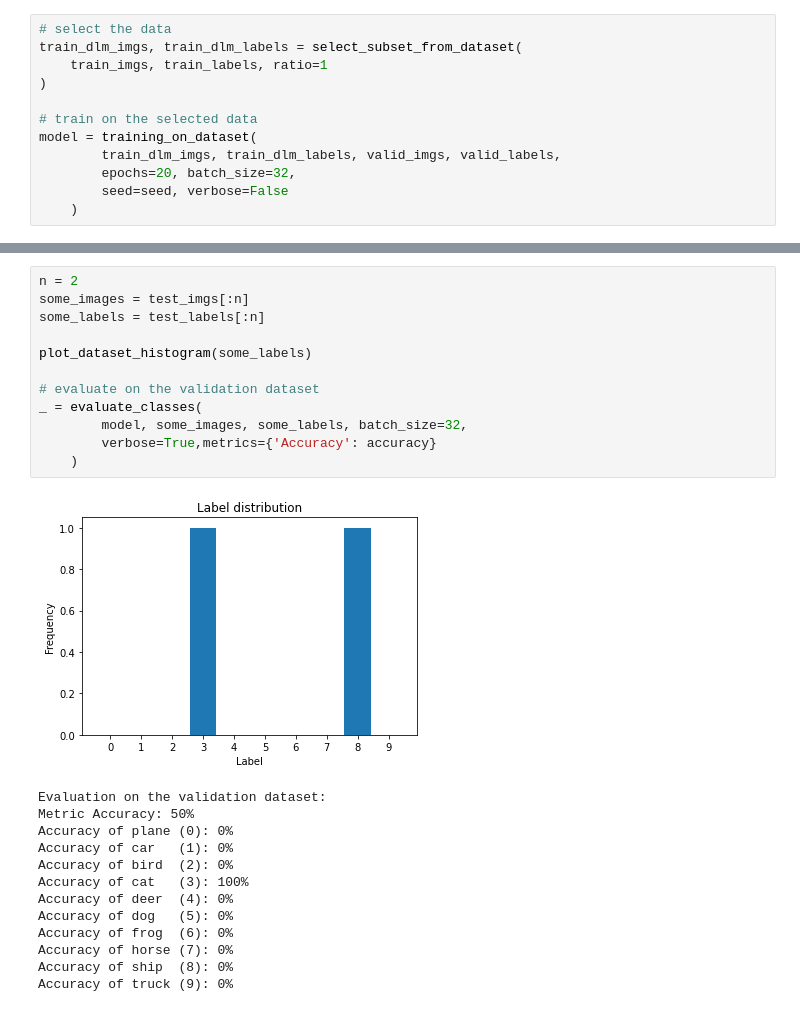
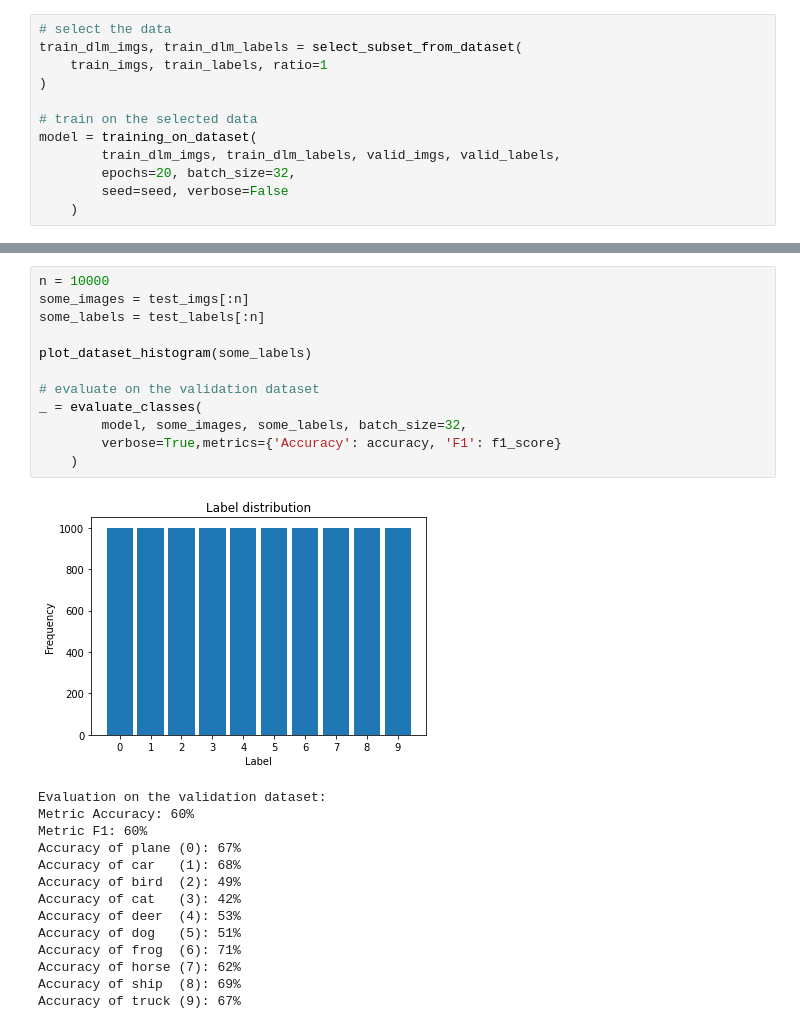
Before and after one commit to delemarchand2020/IVADO_MILA_DL, a Jupyter notebook: week1_tutorial_denis_lemarchand.ipynb, the cells around one changed output, grey strips where cells are left out. Cells and saved outputs as stored; diff of their text form.

```diff
--- a/week1_tutorial_denis_lemarchand.ipynb
+++ b/week1_tutorial_denis_lemarchand.ipynb
@@ -1454,26 +1509,27 @@ predicted label of image 7068 = airplane
 # %%
-n = 2
+n = 10000
 some_images = test_imgs[:n]
 some_labels = test_labels[:n]
 
 plot_dataset_histogram(some_labels)
 
 # evaluate on the validation dataset
 _ = evaluate_classes(
         model, some_images, some_labels, batch_size=32,
-        verbose=True,metrics={'Accuracy': accuracy}
+        verbose=True,metrics={'Accuracy': accuracy, 'F1': f1_score}
     )
 # %% [output]
-[figure, old version]
+[figure, new version]
 Evaluation on the validation dataset:
-Metric Accuracy: 50%
-Accuracy of plane (0): 0%
-Accuracy of car   (1): 0%
-Accuracy of bird  (2): 0%
-Accuracy of cat   (3): 100%
-Accuracy of deer  (4): 0%
-Accuracy of dog   (5): 0%
-Accuracy of frog  (6): 0%
-Accuracy of horse (7): 0%
-Accuracy of ship  (8): 0%
-Accuracy of truck (9): 0%
+Metric Accuracy: 60%
+Metric F1: 60%
+Accuracy of plane (0): 67%
+Accuracy of car   (1): 68%
+Accuracy of bird  (2): 49%
+Accuracy of cat   (3): 42%
+Accuracy of deer  (4): 53%
+Accuracy of dog   (5): 51%
+Accuracy of frog  (6): 71%
+Accuracy of horse (7): 62%
+Accuracy of ship  (8): 69%
+Accuracy of truck (9): 67%
```
Also changed, not shown: parts of 3 cells of this notebook.
